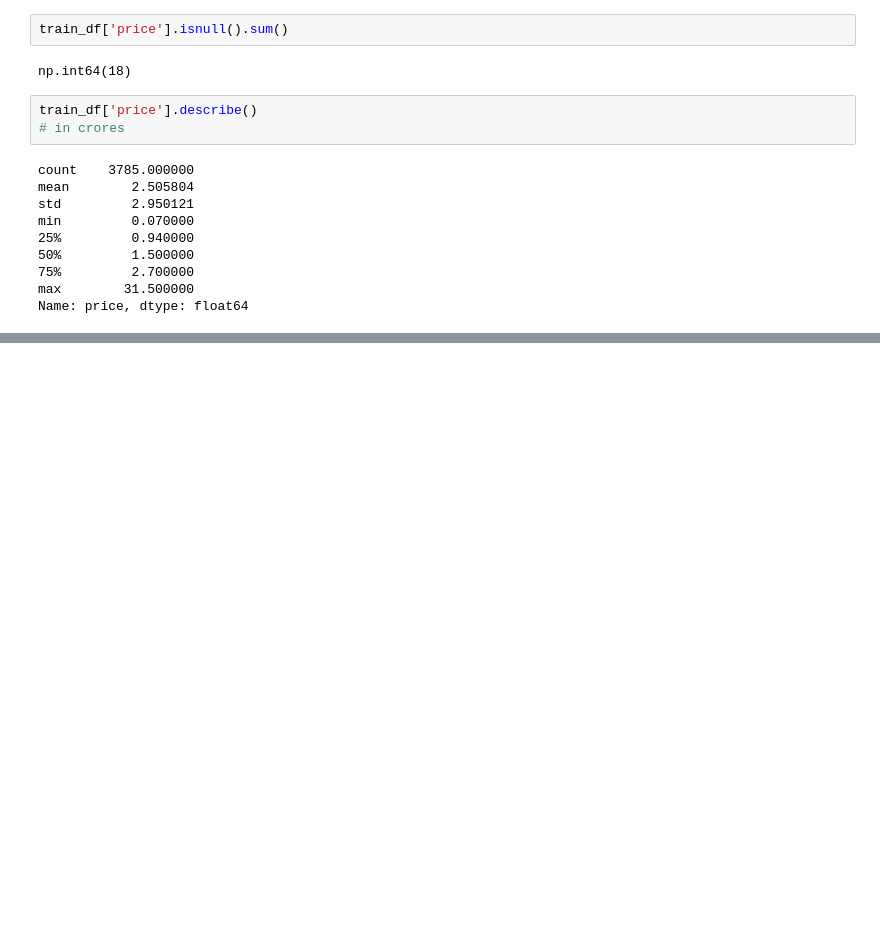
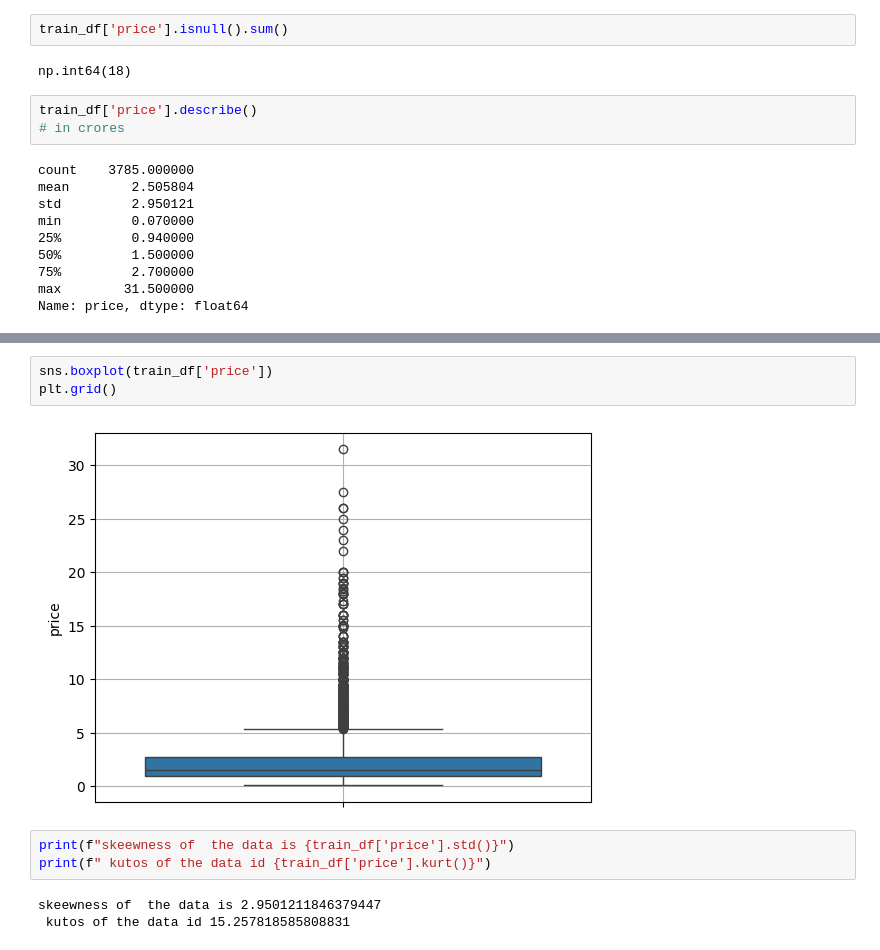
Before and after one commit to karansingh-chauhan/Real-Estate-Analysis, a Jupyter notebook: EDA/edaunivarient1.ipynb, the cells around one changed output, grey strips where cells are left out. Cells and saved outputs as stored; diff of their text form; blank space fills up the shorter version.

```diff
--- a/EDA/edaunivarient1.ipynb
+++ b/EDA/edaunivarient1.ipynb
@@ -253,0 +264,11 @@ train_df['price'].plot(kind='bar')
+# %%
+sns.boxplot(train_df['price'])
+plt.grid()
+# %% [output]
+[figure, added]
+# %%
+print(f"skeewness of  the data is {train_df['price'].std()}")
+print(f" kutos of the data id {train_df['price'].kurt()}")
+# %% [output]
+skeewness of  the data is 2.9501211846379447
+ kutos of the data id 15.257818585808831
```
Also changed, not shown: parts of 86 cells of this notebook, 5 other files.
